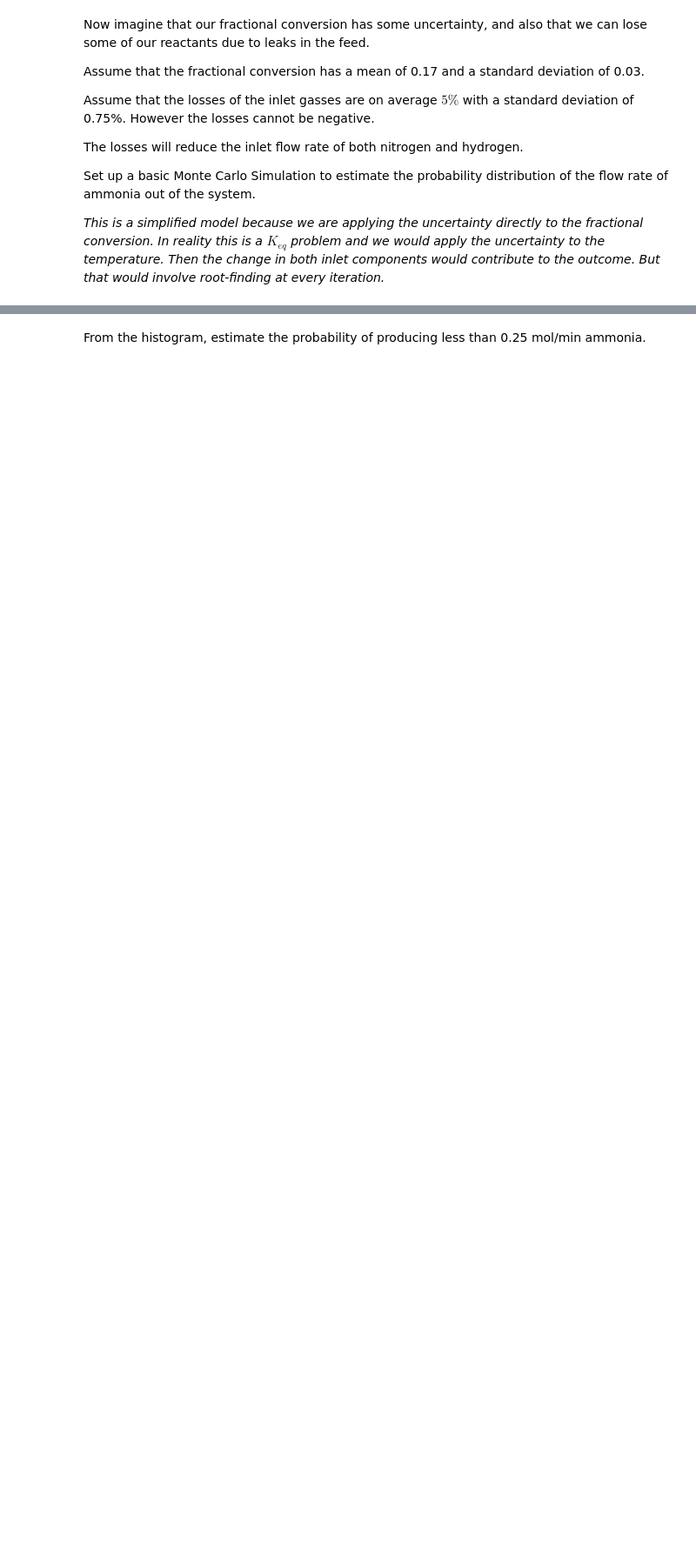
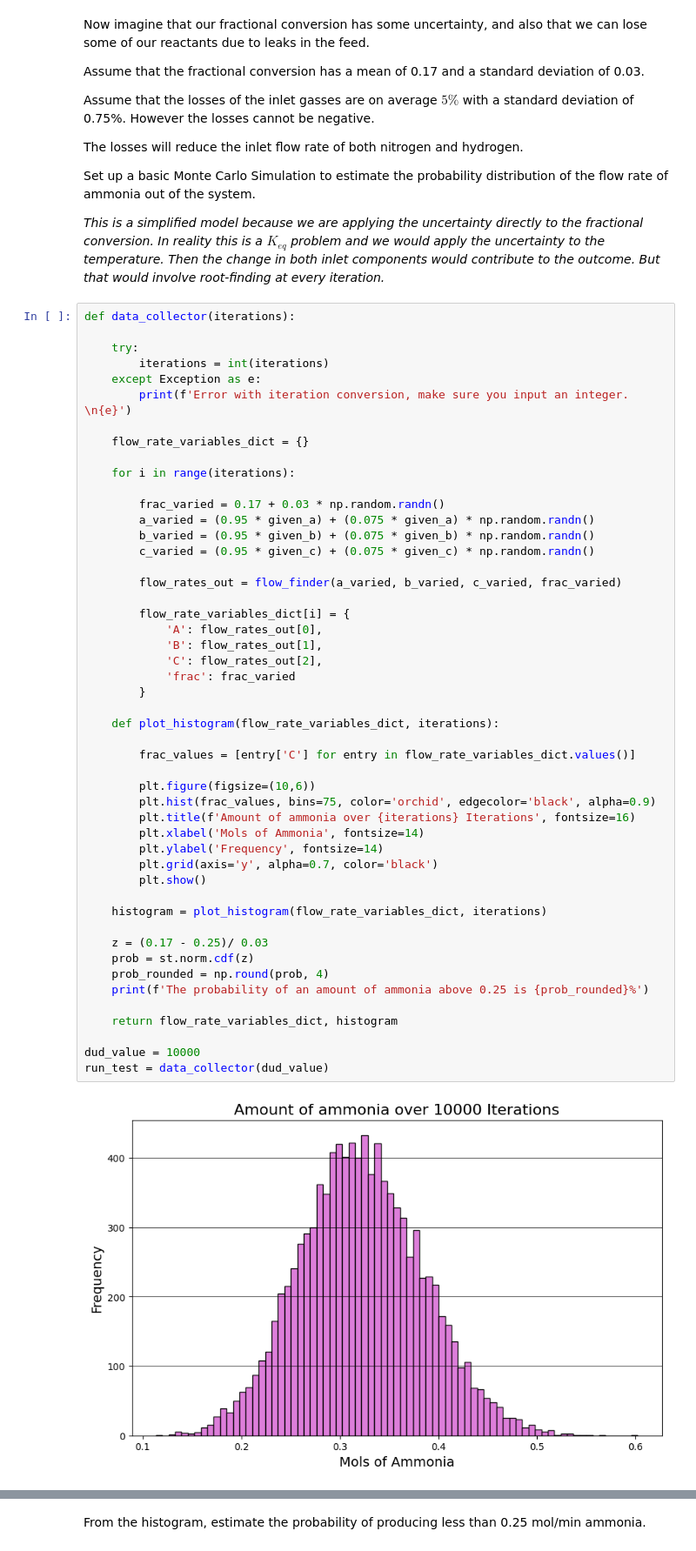
Before and after one commit to Apostle-of-Laplace/College, a Jupyter notebook: CBEE 213 Code/Studio 4/Studio 4 - Monte Carlo - Template_24.ipynb, the cells around one changed output, grey strips where cells are left out. Shown: that part at 87% size. Saved outputs shown, nothing was run; the diff lists cells and outputs as text; blank space fills up the shorter version.

Commit message:
Studio 4 finished. The TA homie says she is a pink girlie so we went with 'orchid'

```diff
--- a/CBEE 213 Code/Studio 4/Studio 4 - Monte Carlo - Template_24.ipynb
+++ b/CBEE 213 Code/Studio 4/Studio 4 - Monte Carlo - Template_24.ipynb
@@ -234,3 +284,54 @@ The losses will reduce the inlet flow rate of both nitrogen and hydrogen.
 Set up a basic Monte Carlo Simulation to estimate the probability distribution of the flow rate of ammonia out of the system.
 
 *This is a simplified model because we are applying the uncertainty directly to the fractional conversion.  In reality this is a $K_{eq}$ problem and we would apply the uncertainty to the temperature.  Then the change in both inlet components would contribute to the outcome.  But that would involve root-finding at every iteration.*
+# %%
+def data_collector(iterations):
+
+    try:
+        iterations = int(iterations)
+    except Exception as e:
+        print(f'Error with iteration conversion, make sure you input an integer. \n{e}')
+
+    flow_rate_variables_dict = {}
+
+    for i in range(iterations):
+
+        frac_varied = 0.17 + 0.03 * np.random.randn()
+        a_varied = (0.95 * given_a) + (0.075 * given_a) * np.random.randn()
+        b_varied = (0.95 * given_b) + (0.075 * given_b) * np.random.randn()
+        c_varied = (0.95 * given_c) + (0.075 * given_c) * np.random.randn()
+
+        flow_rates_out = flow_finder(a_varied, b_varied, c_varied, frac_varied)
+
+        flow_rate_variables_dict[i] = {
+            'A': flow_rates_out[0],
+            'B': flow_rates_out[1],
+            'C': flow_rates_out[2],
+            'frac': frac_varied
+        }
+
+    def plot_histogram(flow_rate_variables_dict, iterations):
+
+        frac_values = [entry['C'] for entry in flow_rate_variables_dict.values()]
+
+        plt.figure(figsize=(10,6))
+        plt.hist(frac_values, bins=75, color='orchid', edgecolor='black', alpha=0.9)
+        plt.title(f'Amount of ammonia over {iterations} Iterations', fontsize=16)
+        plt.xlabel('Mols of Ammonia', fontsize=14)
+        plt.ylabel('Frequency', fontsize=14)
+        plt.grid(axis='y', alpha=0.7, color='black')
+        plt.show()
+
+    histogram = plot_histogram(flow_rate_variables_dict, iterations)
+
+    z = (0.17 - 0.25)/ 0.03
+    prob = st.norm.cdf(z)
+    prob_rounded = np.round(prob, 4)
+    print(f'The probability of an amount of ammonia above 0.25 is {prob_rounded}%')
+
+    return flow_rate_variables_dict, histogram
+
+dud_value = 10000
+run_test = data_collector(dud_value)
+# %% [output]
+[figure, added]
```
Also changed, not shown: parts of 7 cells of this notebook.
